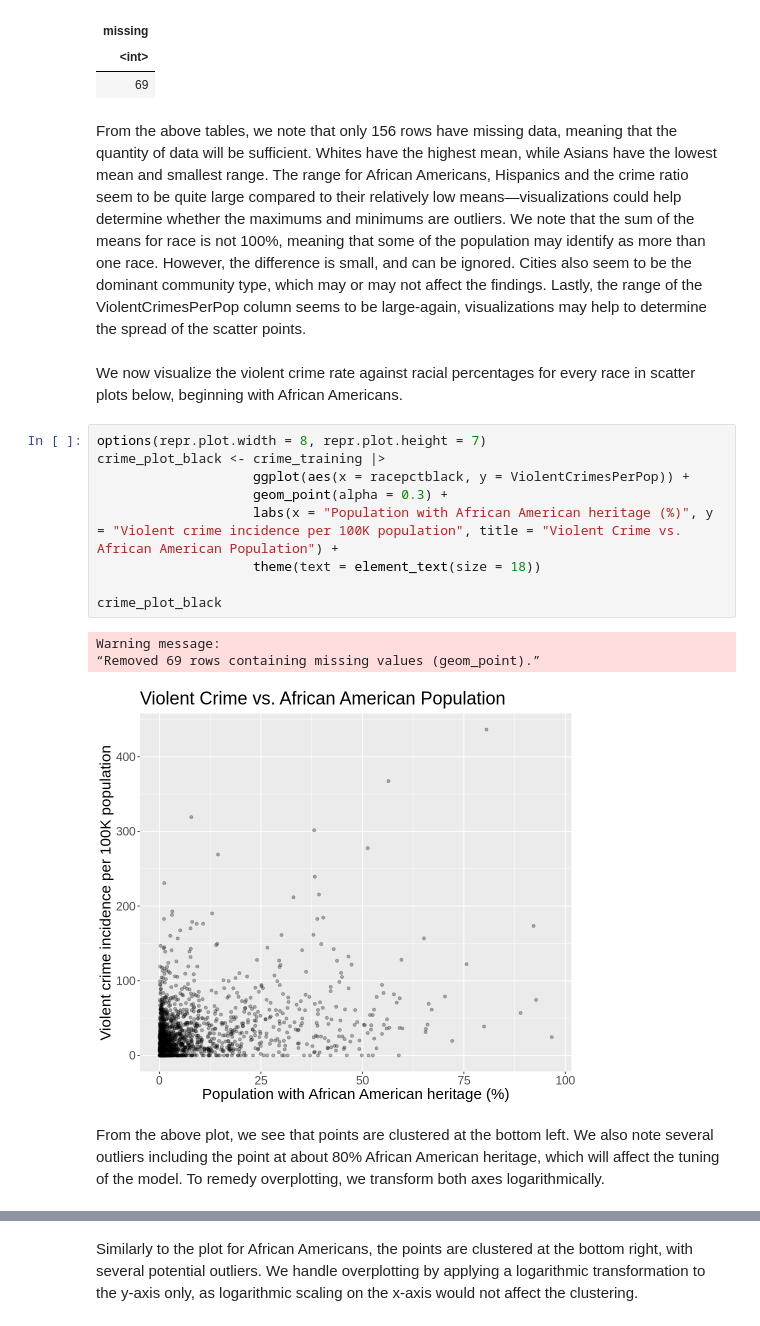
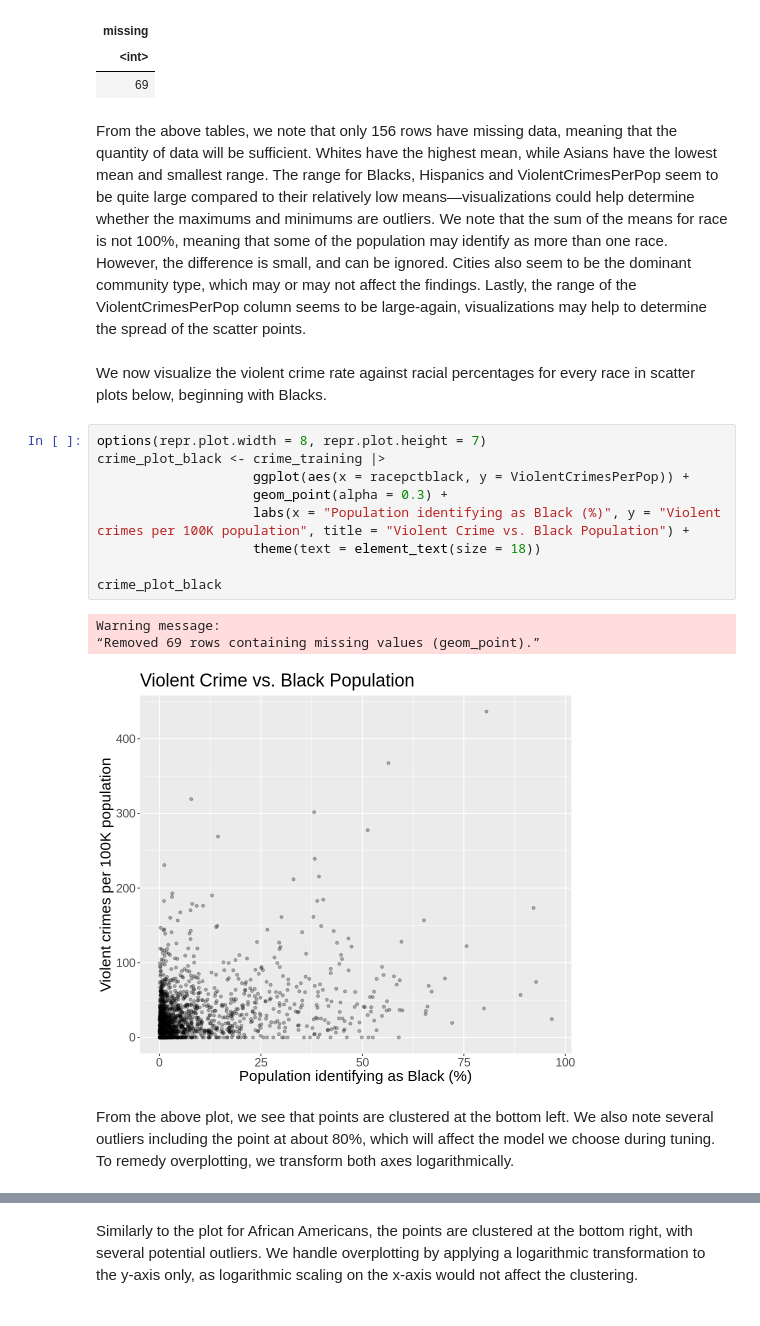
Before and after one commit to JeffreyJPZ/DSCI-100-Group_55-Project, a Jupyter notebook: Group_55-Project.ipynb, the cells around one changed output, grey strips where cells are left out. Saved outputs shown, nothing was run; the diff lists cells and outputs as text.

```diff
--- a/Group_55-Project.ipynb
+++ b/Group_55-Project.ipynb
@@ -322,24 +322,24 @@ A tibble: 1 × 1
 | <int> |
 | 69 |
 # %% [markdown]
-From the above tables, we note that only 156 rows have missing data, meaning that the quantity of data will be sufficient. Whites have the highest mean, while Asians have the lowest mean and smallest range. The range for African Americans, Hispanics and the crime ratio seem to be quite large compared to their relatively low means—visualizations could help determine whether the maximums and minimums are outliers. We note that the sum of the means for race is not 100%, meaning that some of the population may identify as more than one race. However, the difference is small, and can be ignored. Cities also seem to be the dominant community type, which may or may not affect the findings. Lastly, the range of the ViolentCrimesPerPop column seems to be large-again, visualizations may help to determine the spread of the scatter points.
+From the above tables, we note that only 156 rows have missing data, meaning that the quantity of data will be sufficient. Whites have the highest mean, while Asians have the lowest mean and smallest range. The range for Blacks, Hispanics and ViolentCrimesPerPop seem to be quite large compared to their relatively low means—visualizations could help determine whether the maximums and minimums are outliers. We note that the sum of the means for race is not 100%, meaning that some of the population may identify as more than one race. However, the difference is small, and can be ignored. Cities also seem to be the dominant community type, which may or may not affect the findings. Lastly, the range of the ViolentCrimesPerPop column seems to be large-again, visualizations may help to determine the spread of the scatter points.
 # %% [markdown]
-We now visualize the violent crime rate against racial percentages for every race in scatter plots below, beginning with African Americans.
+We now visualize the violent crime rate against racial percentages for every race in scatter plots below, beginning with Blacks.
 # %%
 options(repr.plot.width = 8, repr.plot.height = 7)
 crime_plot_black <- crime_training |>
                     ggplot(aes(x = racepctblack, y = ViolentCrimesPerPop)) +
                     geom_point(alpha = 0.3) +
-                    labs(x = "Population with African American heritage (%)", y = "Violent crime incidence per 100K population", title = "Violent Crime vs. African American Population") +
+                    labs(x = "Population identifying as Black (%)", y = "Violent crimes per 100K population", title = "Violent Crime vs. Black Population") +
                     theme(text = element_text(size = 18))
 
 crime_plot_black
 # %% [output]
 Warning message:
 “Removed 69 rows containing missing values (geom_point).”
-[figure, old version]
+[figure, new version]
 # %% [markdown]
-From the above plot, we see that points are clustered at the bottom left. We also note several outliers including the point at about 80% African American heritage, which will affect the tuning of the model. To remedy overplotting, we transform both axes logarithmically.
+From the above plot, we see that points are clustered at the bottom left. We also note several outliers including the point at about 80%, which will affect the model we choose during tuning. To remedy overplotting, we transform both axes logarithmically.
 # %%
 crime_plot_black <- crime_plot_black +
                     scale_x_log10() +
```
Also changed, not shown: parts of 26 cells of this notebook.
